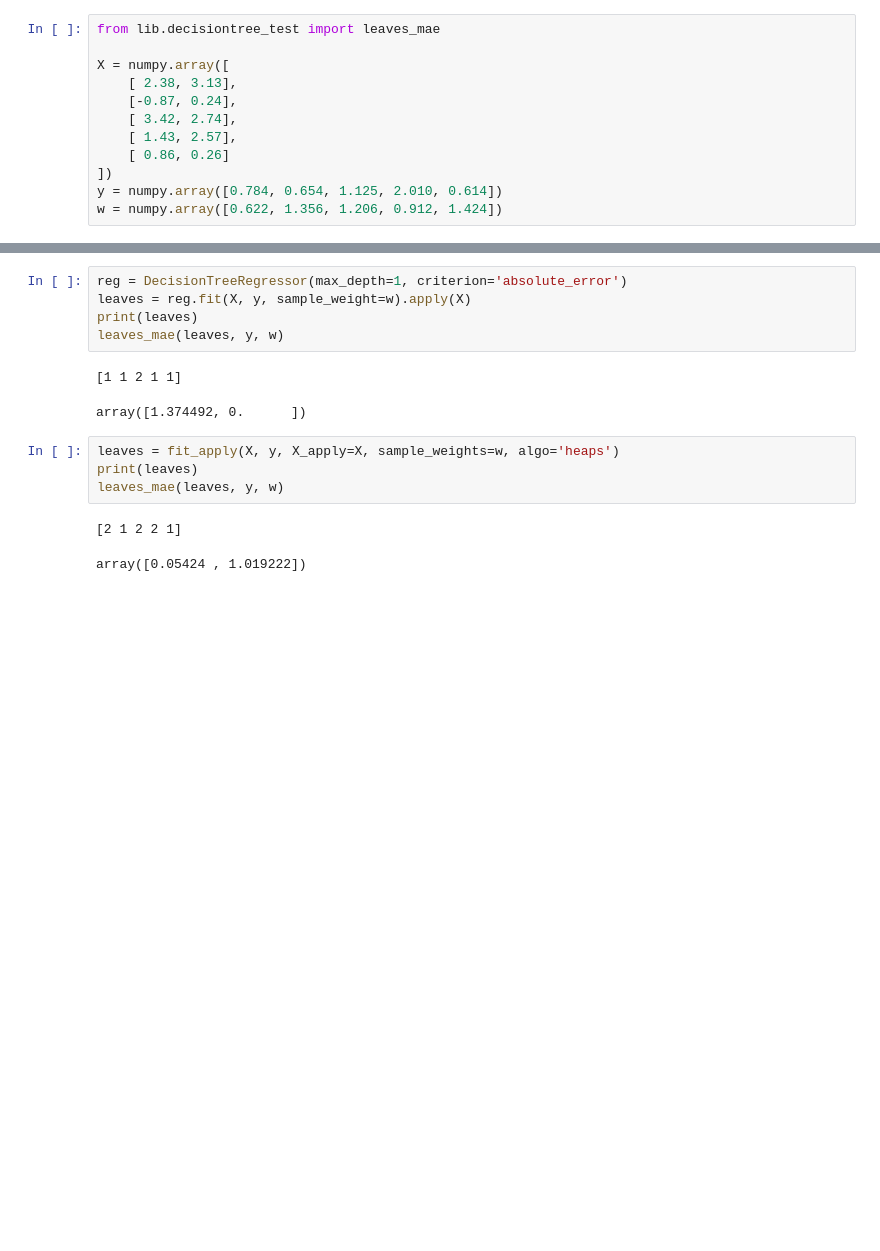
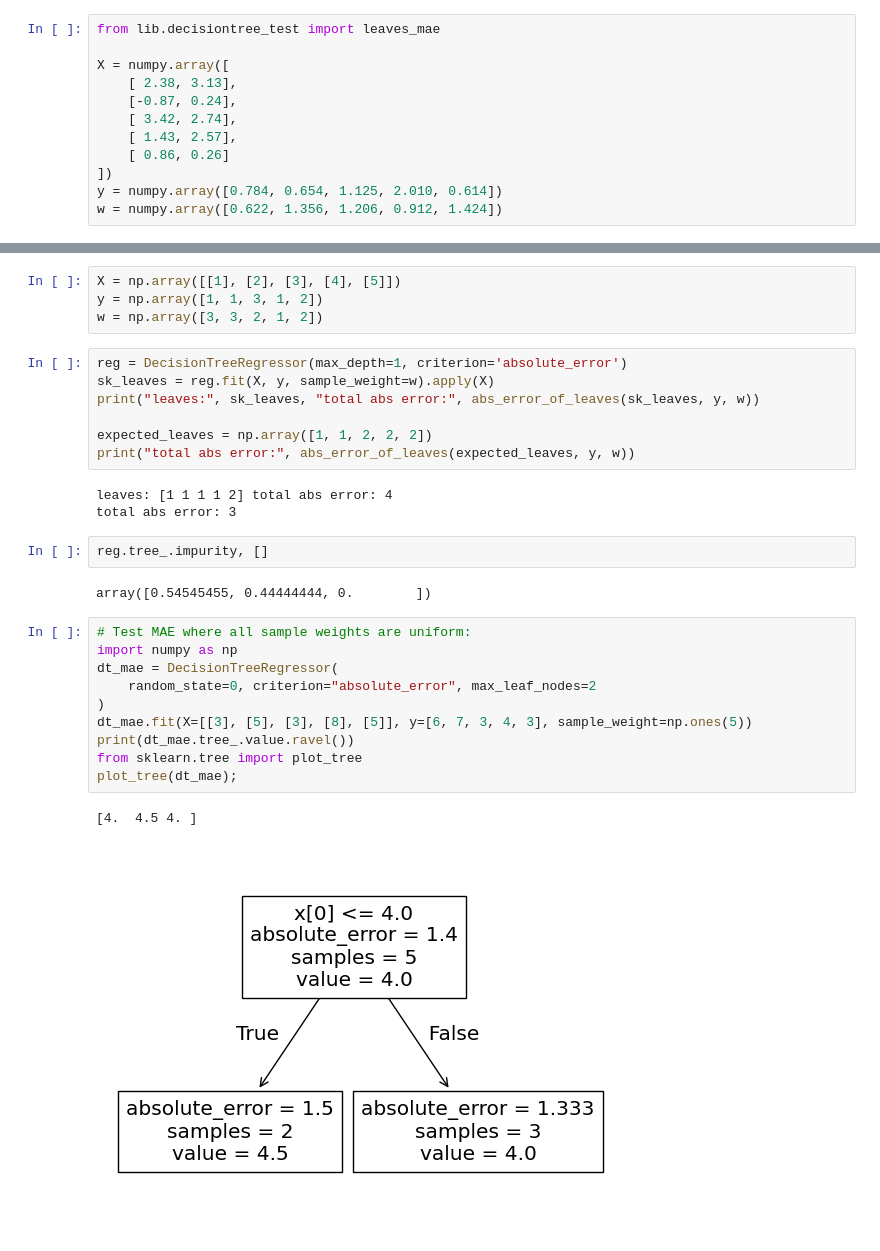
Before and after one commit to cakedev0/fast-mae-split, a Jupyter notebook: demo.ipynb, the cells around one changed output, grey strips where cells are left out. Saved outputs shown, nothing was run; the diff lists cells and outputs as text; blank space fills up the shorter version.

```diff
--- a/demo.ipynb
+++ b/demo.ipynb
@@ -82,15 +118,31 @@ w = numpy.array([0.622, 1.356, 1.206, 0.912, 1.424])
+# %%
+X = np.array([[1], [2], [3], [4], [5]])
+y = np.array([1, 1, 3, 1, 2])
+w = np.array([3, 3, 2, 1, 2])
 # %%
 reg = DecisionTreeRegressor(max_depth=1, criterion='absolute_error')
-leaves = reg.fit(X, y, sample_weight=w).apply(X)
-print(leaves)
-leaves_mae(leaves, y, w)
+sk_leaves = reg.fit(X, y, sample_weight=w).apply(X)
+print("leaves:", sk_leaves, "total abs error:", abs_error_of_leaves(sk_leaves, y, w))
+
+expected_leaves = np.array([1, 1, 2, 2, 2])
+print("total abs error:", abs_error_of_leaves(expected_leaves, y, w))
 # %% [output]
-[1 1 2 1 1]
+leaves: [1 1 1 1 2] total abs error: 4
+total abs error: 3
-array([1.374492, 0.      ])
 # %%
-leaves = fit_apply(X, y, X_apply=X, sample_weights=w, algo='heaps')
-print(leaves)
-leaves_mae(leaves, y, w)
+reg.tree_.impurity, []
 # %% [output]
-[2 1 2 2 1]
+array([0.54545455, 0.44444444, 0.        ])
-array([0.05424 , 1.019222])
+# %%
+# Test MAE where all sample weights are uniform:
+import numpy as np
+dt_mae = DecisionTreeRegressor(
+    random_state=0, criterion="absolute_error", max_leaf_nodes=2
+)
+dt_mae.fit(X=[[3], [5], [3], [8], [5]], y=[6, 7, 3, 4, 3], sample_weight=np.ones(5))
+print(dt_mae.tree_.value.ravel())
+from sklearn.tree import plot_tree
+plot_tree(dt_mae);
+# %% [output]
+[4.  4.5 4. ]
+[figure, added]
```
Also changed, not shown: parts of 7 cells of this notebook, 18 other files.
